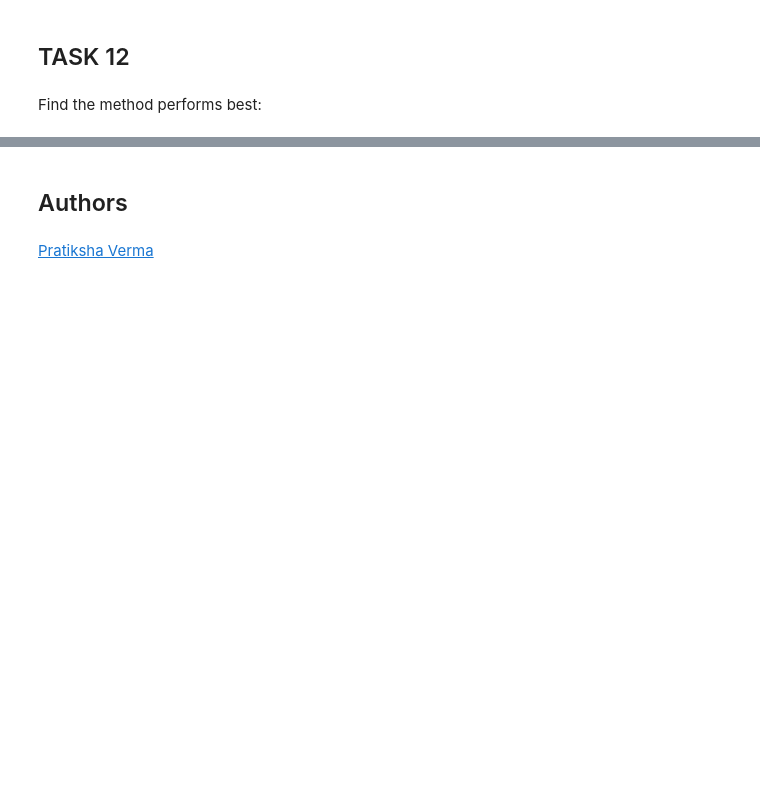
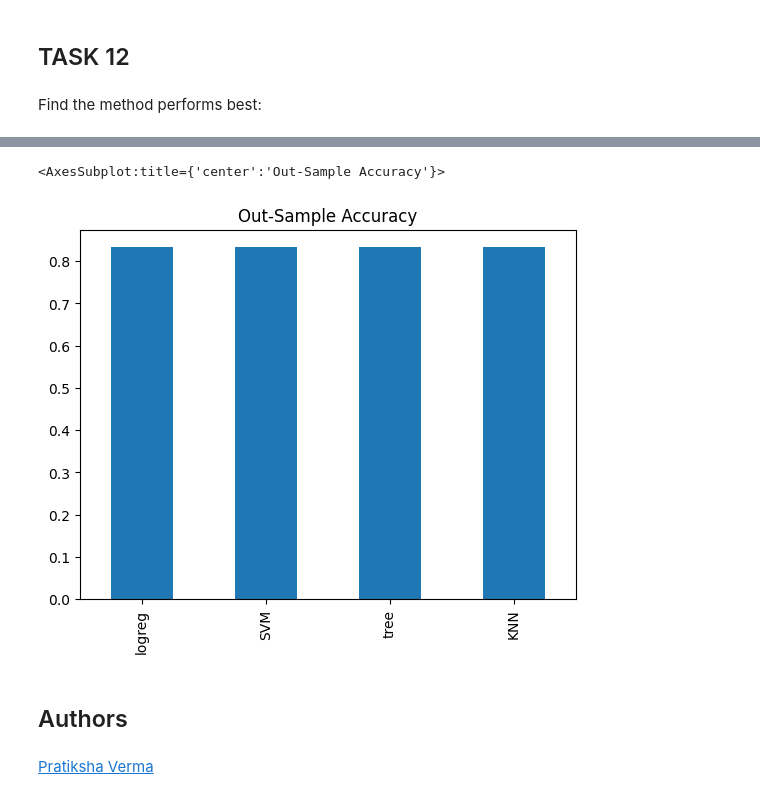
Before and after one commit to alexzhou232/cousera_ds_capstone, a Jupyter notebook: 8. SpaceX_Machine Learning Prediction_Part_5.ipynb, the cells around one changed output, grey strips where cells are left out. Drawn from its saved outputs; the diff is of its cells as text; code cells hidden in the pictures; blank space fills up the shorter version.

```diff
--- a/8. SpaceX_Machine Learning Prediction_Part_5.ipynb
+++ b/8. SpaceX_Machine Learning Prediction_Part_5.ipynb
@@ -356,3 +367,8 @@ Find the method performs best:
+# %%
+df_summary['Out-Sample Accuracy'].plot(kind='bar', title='Out-Sample Accuracy')
+# %% [output]
+<AxesSubplot:title={'center':'Out-Sample Accuracy'}>
+[figure, added]
 # %% [markdown]
 ## Authors
 # %% [markdown]
```
Also changed, not shown: parts of 7 cells of this notebook.
